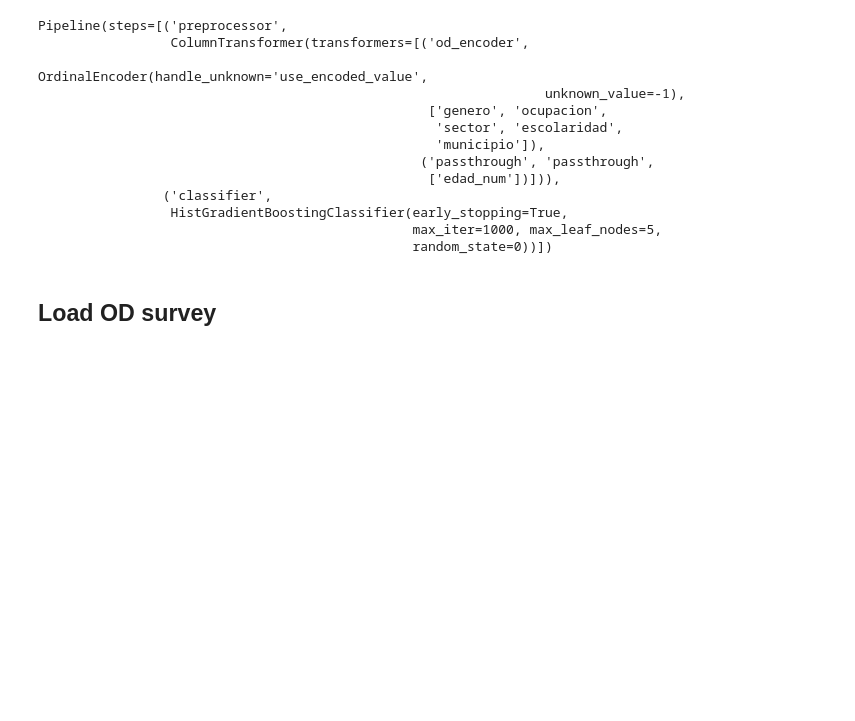
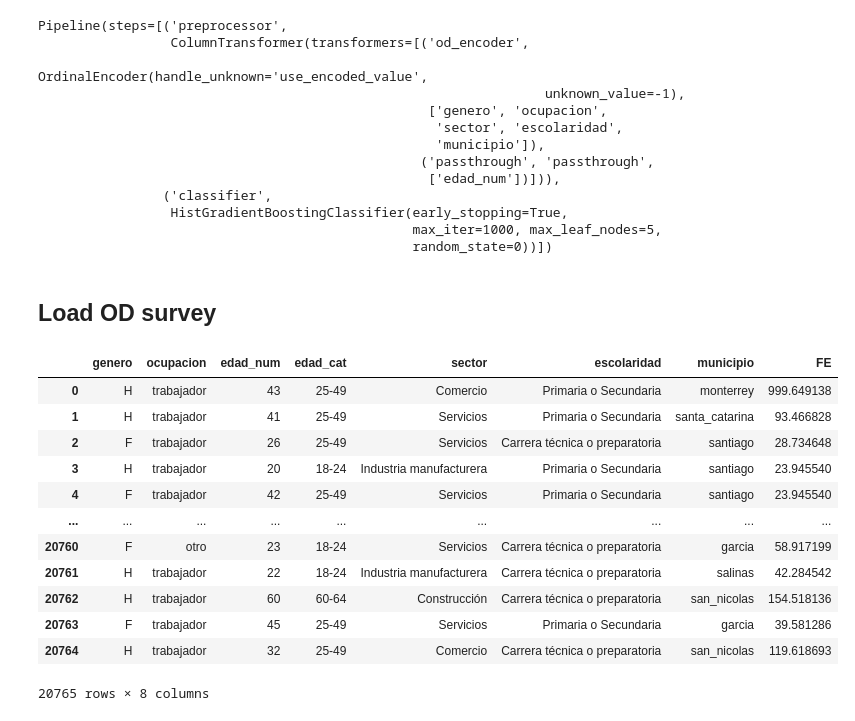
Before and after one commit to CentroFuturoCiudades/informal_jobs, a Jupyter notebook: notebook.ipynb, the cells around one changed output. Saved outputs shown, nothing was run; the diff lists cells and outputs as text; code cells hidden in the pictures; blank space fills up the shorter version.

```diff
--- a/notebook.ipynb
+++ b/notebook.ipynb
@@ -194,3 +197,20 @@ Pipeline(steps=[('preprocessor',
 ## Load OD survey
 # %%
 od = pd.read_csv('datos_limpios_tiempos.csv', low_memory=False)
+od_clean = pd.read_csv('od_previ_modelo.csv')
+od_final = pd.merge(od[['H-P-V', 'Edad', 'FE']], od_clean, on='H-P-V', how='right').rename(columns={'Edad': 'edad_num', 'edad': 'edad_cat'})[list(enoe.columns.drop('informal')) + ['FE']]
+od_final
+# %% [output]
+|  | genero | ocupacion | edad_num | edad_cat | sector | escolaridad | municipio | FE |
+| 0 | H | trabajador | 43 | 25-49 | Comercio | Primaria o Secundaria | monterrey | 999.649138 |
+| 1 | H | trabajador | 41 | 25-49 | Servicios | Primaria o Secundaria | santa_catarina | 93.466828 |
+| 2 | F | trabajador | 26 | 25-49 | Servicios | Carrera técnica o preparatoria | santiago | 28.734648 |
+| 3 | H | trabajador | 20 | 18-24 | Industria manufacturera | Primaria o Secundaria | santiago | 23.945540 |
+| 4 | F | trabajador | 42 | 25-49 | Servicios | Primaria o Secundaria | santiago | 23.945540 |
+| ... | ... | ... | ... | ... | ... | ... | ... | ... |
+| 20760 | F | otro | 23 | 18-24 | Servicios | Carrera técnica o preparatoria | garcia | 58.917199 |
+| 20761 | H | trabajador | 22 | 18-24 | Industria manufacturera | Carrera técnica o preparatoria | salinas | 42.284542 |
+| 20762 | H | trabajador | 60 | 60-64 | Construcción | Carrera técnica o preparatoria | san_nicolas | 154.518136 |
+| 20763 | F | trabajador | 45 | 25-49 | Servicios | Primaria o Secundaria | garcia | 39.581286 |
+| 20764 | H | trabajador | 32 | 25-49 | Comercio | Carrera técnica o preparatoria | san_nicolas | 119.618693 |
+20765 rows × 8 columns
```
Also changed, not shown: parts of 23 cells of this notebook, 1 other file.
